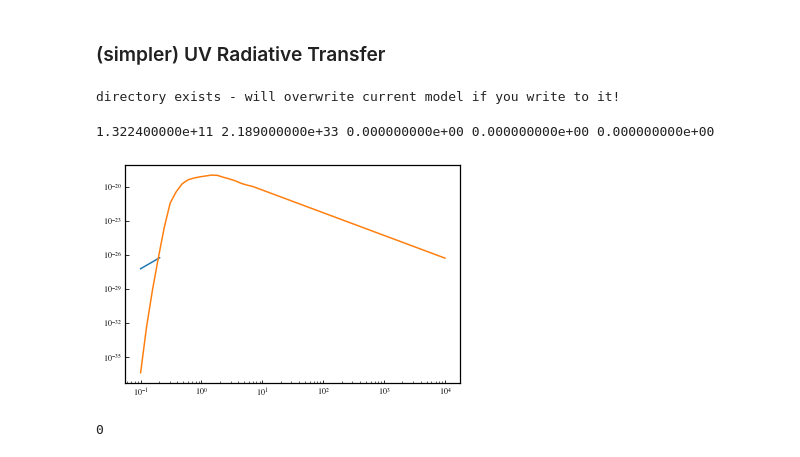
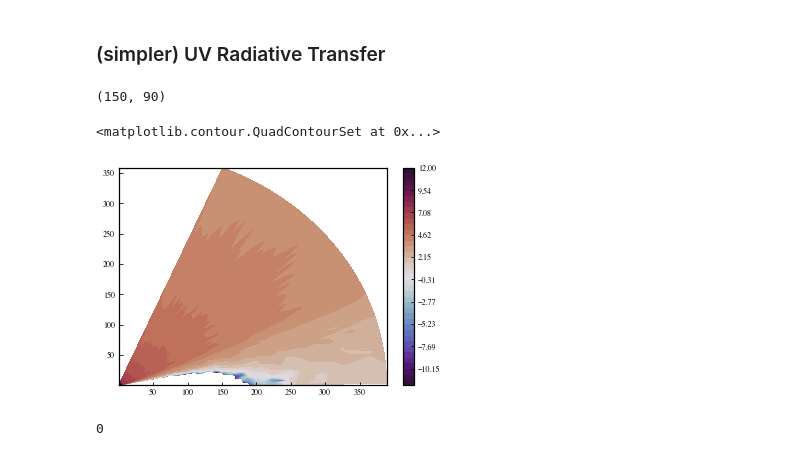
Before and after one commit to uconn-origins/wedgeford, a Jupyter notebook: make_model.ipynb, the cells around one changed output. Saved outputs shown, nothing was run; the diff lists cells and outputs as text; code cells hidden in the pictures.

```diff
--- a/make_model.ipynb
+++ b/make_model.ipynb
@@ -157,17 +97,23 @@ class he_RT:
-# %%
-uv1 = he_RT(d1)
-# %% [output]
-directory exists - will overwrite current model if you write to it!
-# %%
-uvlam,fnu = uv1.UV_powerlaw()
-loglog(uvlam,fnu)
-loglog(uv1.star_lam, uv1.star_flux)
-
-uv1.write_radiation_field(uvlam,fnu)
-uv1.write_wavelength_mono(uvlam)
-# %% [output]
-1.322400000e+11 2.189000000e+33 0.000000000e+00 0.000000000e+00 0.000000000e+00
-[figure, removed]
+# %%
+#erg/cm^2/Hz/str
+# need photons/cm^2/Angstrom
+HzAng = 2.998e18 # Hz/angstrom
+Jint_flux = np.trapz(np.stack(np.multiply(J,1./(nu*h))),x = nu[::-1],axis=0)
+#ephoton = nu[0]*h #energy of photon
+
+#Jnu = J[0]*pi*HzAng/ephoton
+print(np.shape(Jint_flux))
+#contourf(X,Z, np.log10(Jnu.T))
+#colorbar()
+# %% [output]
+(150, 90)
+# %%
+contourf(X,Z, np.log10(Jint_flux.T),levels=np.linspace(-12,12,40),cmap='twilight_shifted')
+colorbar()
+contour(X,Z, np.log10(fshield),levels=[-5,-4,-2],colors='black',zorder=100)
+# %% [output]
+<matplotlib.contour.QuadContourSet at 0x...>
+[figure, added]
 # %%
 uv1.run_RT()
 # %% [output]
```
Also changed, not shown: parts of 11 cells of this notebook, 37 other files.
